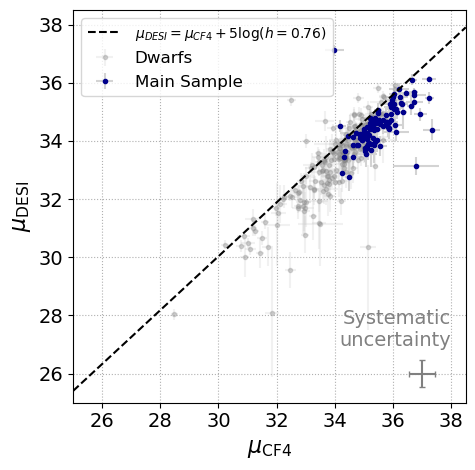
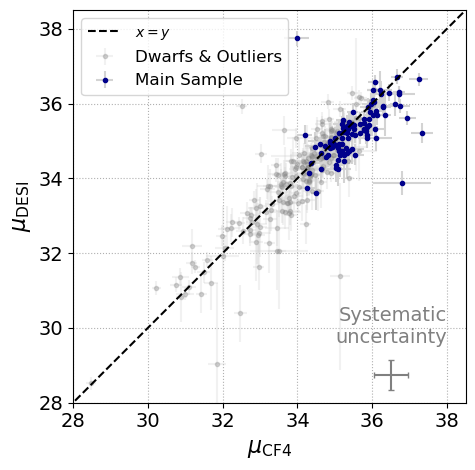
The notebook cell's code change between the first figure and the second:
--- before
+++ after
@@ -1,10 +1,7 @@
-H0 = 76.0 
-h = H0/100
-
 plt.figure(tight_layout=True)
 
 plt.grid(ls=':')
 
-plt.plot([25, 38.5], np.array([26, 38.5]) + 5*np.log10(h), 'k--', zorder=4, label=r'$\mu_{DESI} = \mu_{CF4} +5\log(h=0.76)$') # with H0 from Cosmicflows 4
+plt.plot([25, 38.5], np.array([25, 38.5]), 'k--', zorder=4, label=r'$x = y$')
 
 plt.errorbar(x=gals['DM_R_CF4'][dwarf_boolean], y=gals['DM_R_DESI'][dwarf_boolean],
@@ -15,5 +12,5 @@
              color='gray',
              ecolor='lightgray',
-             label='Dwarfs')
+             label='Dwarfs & Outliers')
 
 plt.errorbar(x=gals['DM_R_CF4'][~dwarf_boolean], y=gals['DM_R_DESI'][~dwarf_boolean],
@@ -26,5 +23,5 @@
 
 # Systematic error bar
-plt.errorbar([37], [26], 
+plt.errorbar([36.5], [28.75], 
              xerr=hdr['SIG_CF4'],
              yerr=hdr['SIG_DESI'], 
@@ -32,6 +29,6 @@
              capsize=2)
 plt.annotate('Systematic\nuncertainty', 
-             (38, 27.5), 
-             va='center',
+             (38, 29.5), 
+             va='bottom',
              ha='right',
              c='gray',
@@ -40,6 +37,6 @@
 plt.gca().set_aspect('equal')
 
-plt.xlim([25, 38.5])
-plt.ylim([25, 38.5])
+plt.xlim([28, 38.5])
+plt.ylim([28, 38.5])
 
 plt.ylabel(r'$\mu_{\text{DESI}}$', fontsize=16)
@@ -47,4 +44,3 @@
 plt.legend(fontsize=12).get_texts()[0].set_fontsize(10)
 plt.xticks(fontsize=14)
-plt.yticks(fontsize=14)
-plt.show()
+plt.yticks(fontsize=14);

Commit: Updated Fig. 13 (CF4 comparison) example code